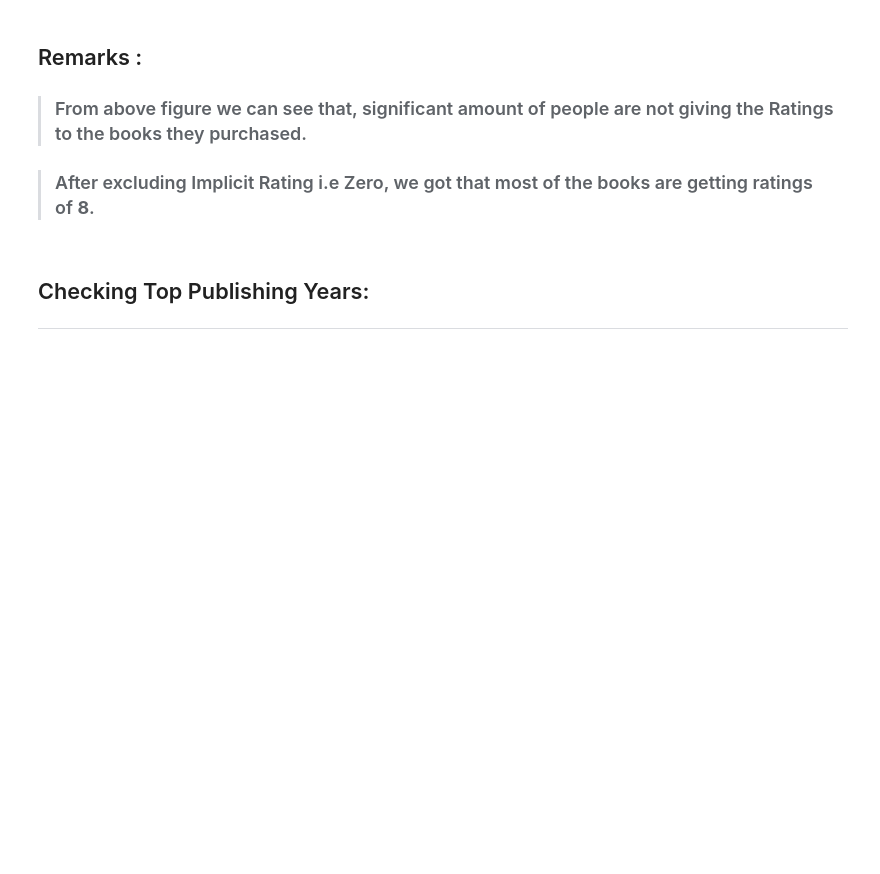
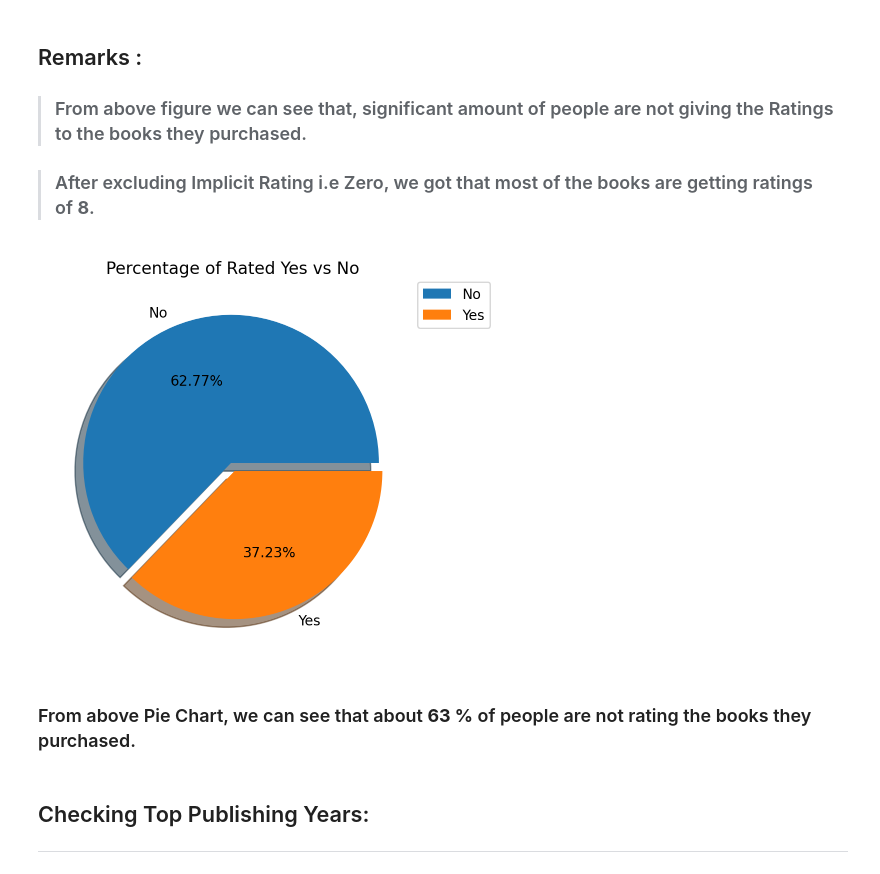
Before and after one commit to diptiranjan1998/Book-Recommendation-system, a Jupyter notebook: Book_Recommendation_System.ipynb, the cells around one changed output. Cells and saved outputs as stored; diff of their text form; code cells hidden in the pictures; blank space fills up the shorter version.

```diff
--- a/Book_Recommendation_System.ipynb
+++ b/Book_Recommendation_System.ipynb
@@ -925,6 +926,24 @@ plt.show()
 >### From above figure we can see that, significant amount of people are not giving the Ratings to the books they purchased.
 
 >### After excluding Implicit Rating i.e Zero, we got that most of the books are getting ratings of **8**.
+# %%
+# Creating a copy of df
+rating_status_df= df.copy()
+
+# Creating a new column named Rating_Status that will contain Yes if rating > 0 else No.
+rating_status_df['Rating_Status']= rating_status_df['Book_Rating'].apply(lambda x:'Yes' if x > 0 else 'No')
+# %%
+# Getting the percentage of people Rated the book vs Not Rated the book.
+
+plt.pie(rating_status_df.Rating_Status.value_counts(), labels= rating_status_df.Rating_Status.value_counts().index,
+        autopct= "%1.2f%%", explode= [0.03, 0.03], shadow= True)
+plt.title('Percentage of Rated Yes vs No')
+plt.legend(bbox_to_anchor= (1,1), loc= 'upper left', borderaxespad=0)
+plt.show()
+# %% [output]
+[figure, added]
+# %% [markdown]
+### From above Pie Chart, we can see that about **63 %** of people are not rating the books they purchased.
 # %% [markdown]
 ## Checking Top Publishing Years:
 
```
Also changed, not shown: parts of 8 cells of this notebook.
